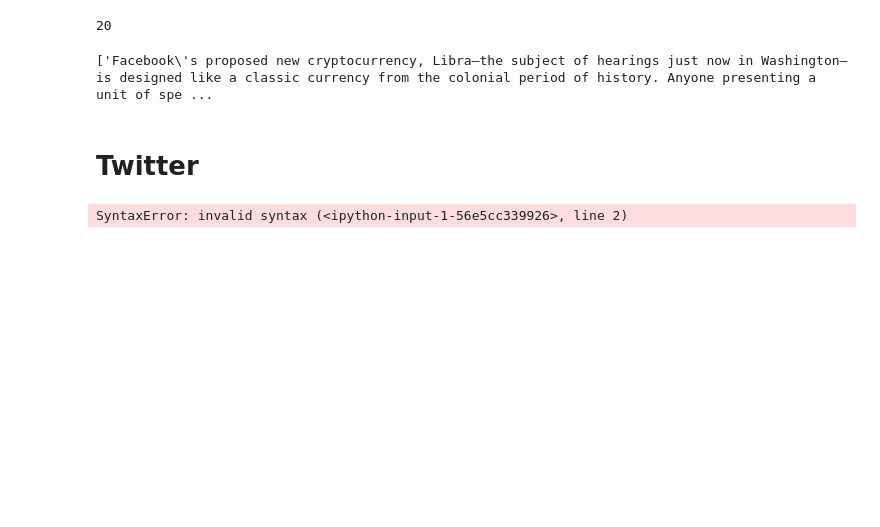
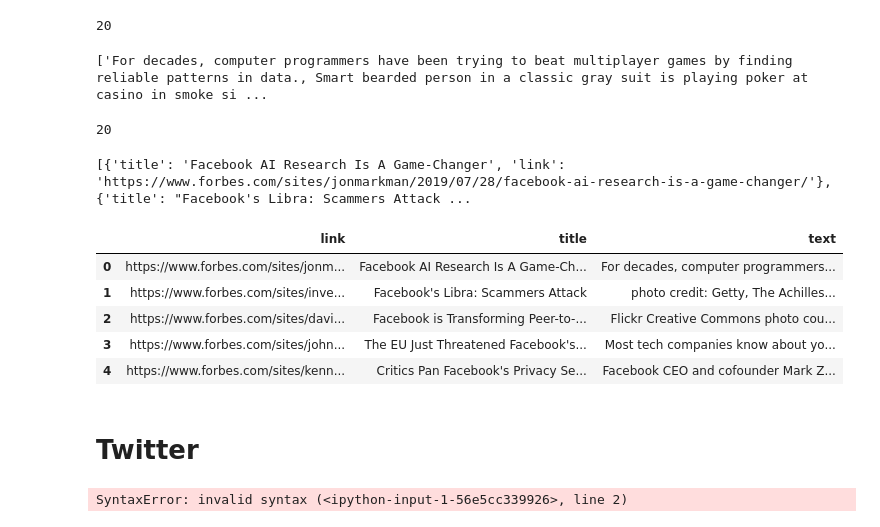
Before and after one commit to stock-price-sentiment/data-science, a Jupyter notebook: sentiment-webscraping.ipynb, the cells around one changed output. Cells and saved outputs as stored; diff of their text form; code cells hidden in the pictures; blank space fills up the shorter version.

```diff
--- a/sentiment-webscraping.ipynb
+++ b/sentiment-webscraping.ipynb
@@ -84,8 +89,29 @@ for text in new_text_list:
     final_text_list.append(text)
 # %%
 print(final_text_list)
+len(final_text_list)
 # %% [output]
-['Facebook\'s proposed new cryptocurrency, Libra—the subject of hearings just now in Washington—is designed like a classic currency from the colonial period of history. Anyone presenting a unit of spe ...
+['For decades, computer programmers have been trying to beat multiplayer games by finding reliable patterns in data., Smart bearded person in a classic gray suit is playing poker at casino in smoke si ...
+20
+# %%
+print(lst)
+# %% [output]
+[{'title': 'Facebook AI Research Is A Game-Changer', 'link': 'https://www.forbes.com/sites/jonmarkman/2019/07/28/facebook-ai-research-is-a-game-changer/'}, {'title': "Facebook's Libra: Scammers Attack ...
+# %%
+df2 = pd.DataFrame(final_text_list)
+
+df = pd.concat([df.reset_index(drop=True), df2.reset_index(drop=True)], axis=1)
+
+
+df.columns = ['link','title','text']
+df.head()
+# %% [output]
+|  | link | title | text |
+| 0 | https://www.forbes.com/sites/jonm... | Facebook AI Research Is A Game-Ch... | For decades, computer programmers... |
+| 1 | https://www.forbes.com/sites/inve... | Facebook's Libra: Scammers Attack | photo credit: Getty, The Achilles... |
+| 2 | https://www.forbes.com/sites/davi... | Facebook is Transforming Peer-to-... | Flickr Creative Commons photo cou... |
+| 3 | https://www.forbes.com/sites/john... | The EU Just Threatened Facebook's... | Most tech companies know about yo... |
+| 4 | https://www.forbes.com/sites/kenn... | Critics Pan Facebook's Privacy Se... | Facebook CEO and cofounder Mark Z... |
 # %% [markdown]
 # Twitter
 # %%
```
Also changed, not shown: parts of 5 cells of this notebook.
